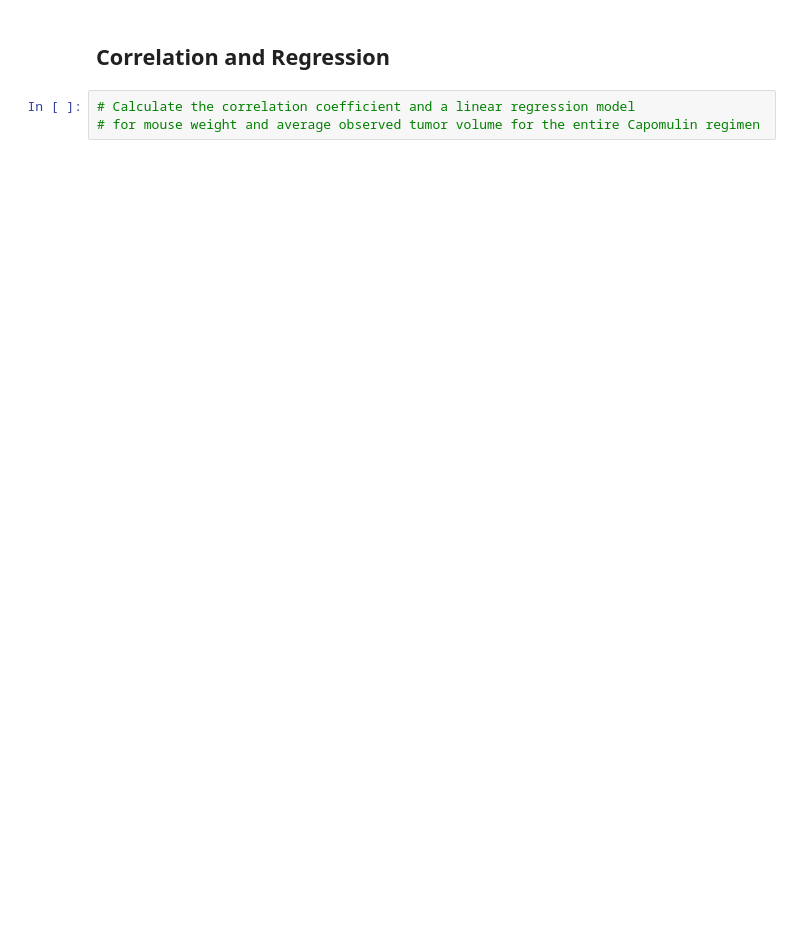
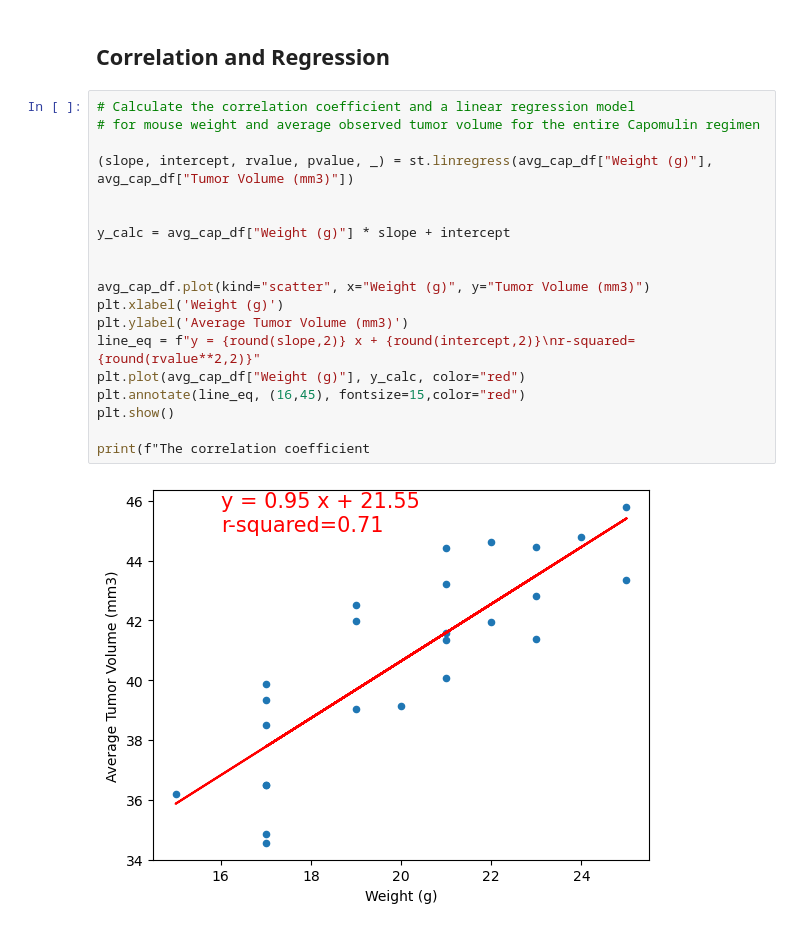
Before and after one commit to laurajanefaulds/matplotlib_challenge, a Jupyter notebook: Pymaceuticals/pymaceuticals_ljf.ipynb, the cells around one changed output. Cells and saved outputs as stored; diff of their text form; blank space fills up the shorter version.

```diff
--- a/Pymaceuticals/pymaceuticals_ljf.ipynb
+++ b/Pymaceuticals/pymaceuticals_ljf.ipynb
@@ -343,5 +338,23 @@ plt.show()
 # %% [markdown]
 ## Correlation and Regression
-# %%
-# Calculate the correlation coefficient and a linear regression model
-# for mouse weight and average observed tumor volume for the entire Capomulin regimen
+# %%
+# Calculate the correlation coefficient and a linear regression model
+# for mouse weight and average observed tumor volume for the entire Capomulin regimen
+
+(slope, intercept, rvalue, pvalue, _) = st.linregress(avg_cap_df["Weight (g)"], avg_cap_df["Tumor Volume (mm3)"])
+
+
+y_calc = avg_cap_df["Weight (g)"] * slope + intercept
+
+
+avg_cap_df.plot(kind="scatter", x="Weight (g)", y="Tumor Volume (mm3)")
+plt.xlabel('Weight (g)')
+plt.ylabel('Average Tumor Volume (mm3)')
+line_eq = f"y = {round(slope,2)} x + {round(intercept,2)}\nr-squared={round(rvalue**2,2)}"
+plt.plot(avg_cap_df["Weight (g)"], y_calc, color="red")
+plt.annotate(line_eq, (16,45), fontsize=15,color="red")
+plt.show()
+
+print(f"The correlation coefficient
+# %% [output]
+[figure, added]
```
Also changed, not shown: parts of 5 cells of this notebook.
